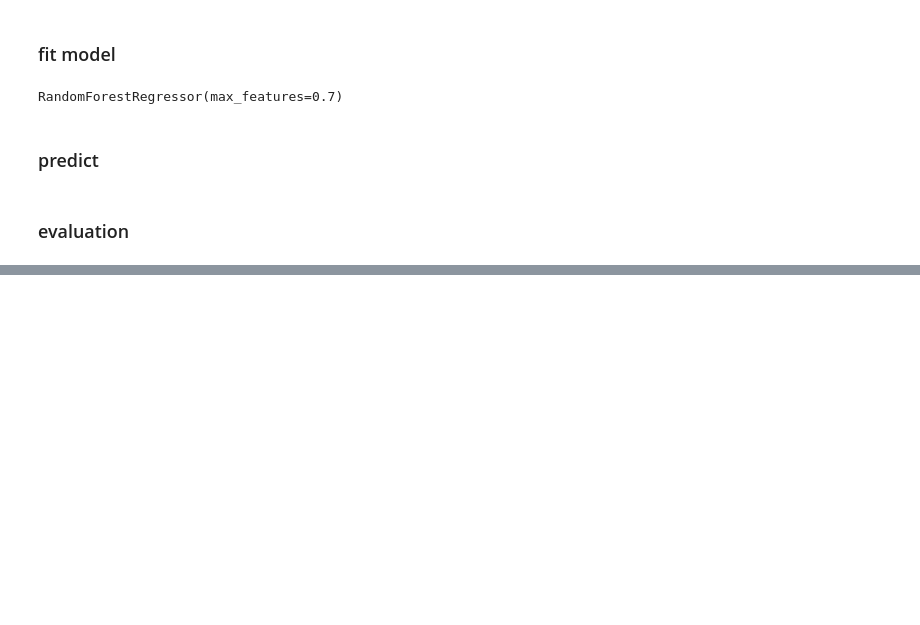
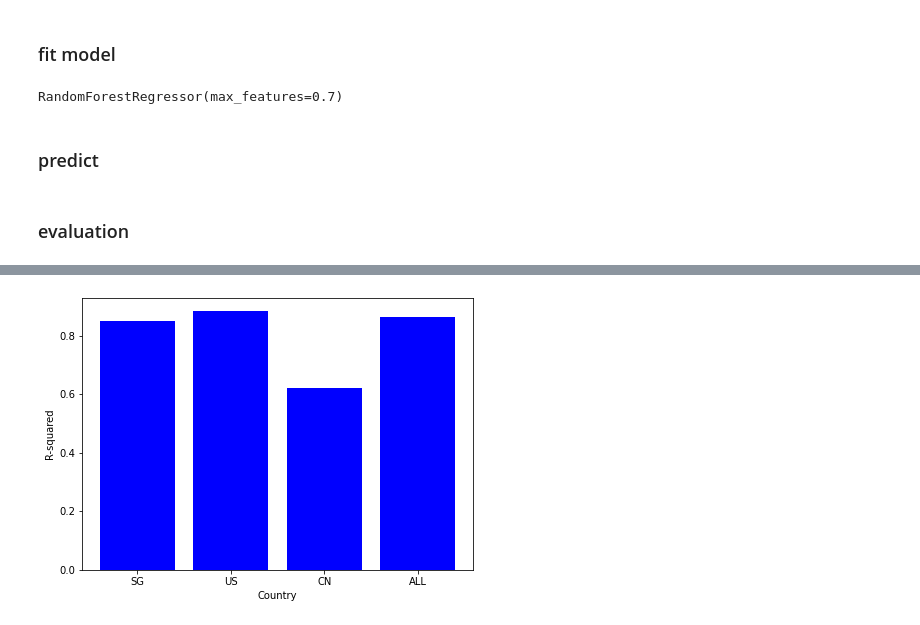
Before and after one commit to JiaZeng1918/CS5239, a Jupyter notebook: src/regression.ipynb, the cells around one changed output, grey strips where cells are left out. Saved outputs shown, nothing was run; the diff lists cells and outputs as text; code cells hidden in the pictures; blank space fills up the shorter version.

Commit message:
update regression for section 3 & 4

```diff
--- a/src/regression.ipynb
+++ b/src/regression.ipynb
@@ -188,0 +216,28 @@ R2: 0.9979580407359567
+# %%
+def RF_train(data):
+    y_name = 'total_cases_per_million'
+    x = data.iloc[:, 6:]
+    y = data.loc[:, y_name]
+    y = np.log(y + 1)
+    x_train, x_test, y_train, y_test = train_test_split(x, y, test_size=0.20, random_state = 0)
+
+    model = LinearRegression()
+#     model = RandomForestRegressor(max_features=0.5,n_estimators=100)
+    model.fit(x_train,y_train)
+    y_pred = model.predict(x_test)
+
+    mse = MSE(y_pred, y_test)
+    r2 = r2_score(y_pred, y_test)
+    print("MSE: {}".format(mse))
+    print("R2: {}".format(r2))
+
+    return mse, r2
+# %%
+myDict = {"SG": data_sg, "US": data_us, "CN": data_cn, "ALL": data_all}
+myMSE = {}
+myR2 = {}
+for name,d in myDict.items():
+    print(name)
+    mse, r2 = RF_train(d)
+    myMSE[name] = mse
+    myR2[name] = r2
@@ -188,0 +257,11 @@ R2: 0.9979580407359567
+# %%
+FI = pd.Series(myR2.values(), index = myR2.keys())
+
+# FI = FI.sort_values(ascending = True)
+fig = plt.figure(figsize=(7,5))
+plt.bar(FI.index,FI.values,color="blue")
+plt.ylabel('R-squared')
+plt.xlabel('Country')
+plt.show()
+# %% [output]
+[figure, added]
```
Also changed, not shown: parts of 21 cells of this notebook.
